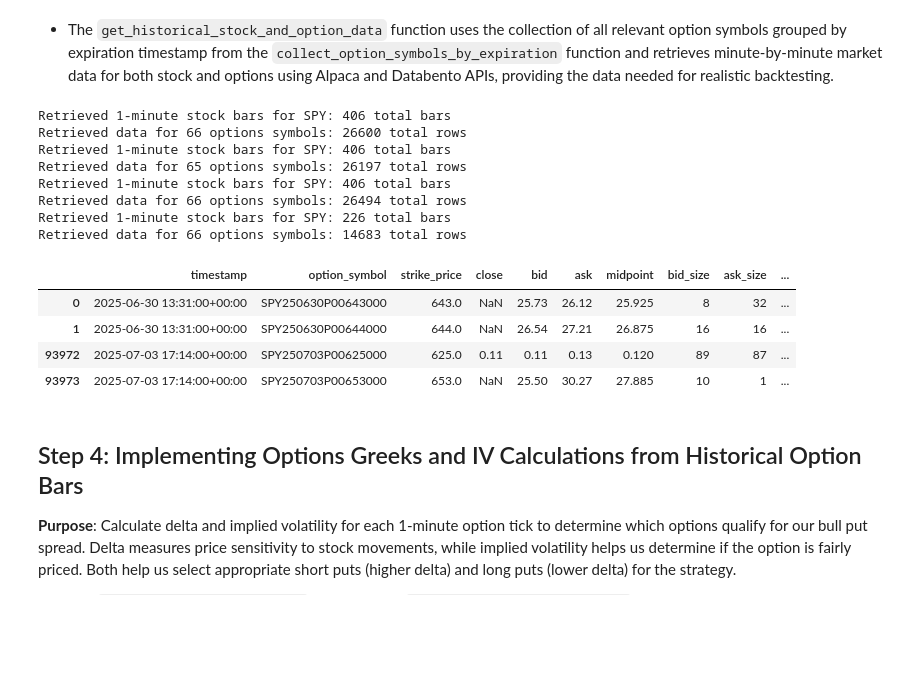
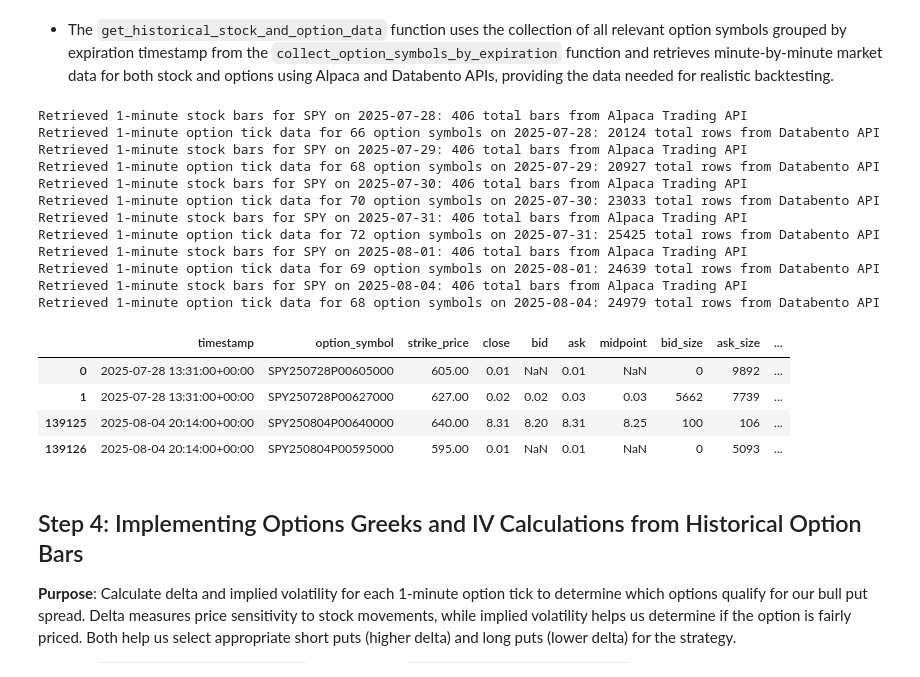
Before and after one commit to idsts2670/quant_algo_trading, a Jupyter notebook: options_strategy_backtesting/0DTE/zero_dte_backtest.ipynb, the cells around one changed output. Drawn from its saved outputs; the diff is of its cells as text; code cells hidden in the pictures; blank space fills up the shorter version.

```diff
--- a/options_strategy_backtesting/0DTE/zero_dte_backtest.ipynb
+++ b/options_strategy_backtesting/0DTE/zero_dte_backtest.ipynb
@@ -558,20 +489,33 @@ def get_historical_stock_and_option_data(
         if underlying_symbol in stock_res.data:
             for bar in stock_res.data[underlying_symbol]:
                 stock_close_by_timestamp[bar.timestamp] = bar.close
-            print(
-                f"Retrieved 1-minute stock bars for {underlying_symbol}: {len(stock_res.data[underlying_symbol])} total bars"
-            )
+            print(f"Retrieved 1-minute stock bars for {underlying_symbol} on {expiration_datetime.date()}: {len(stock_res.data[underlying_symbol])} total bars from Alpaca Trading API")
 
             # Transform options symbols to format required by databento (add spaces)
             formatted_option_symbols = [
                 f"{symbol[:3]}   {symbol[3:]}" for symbol in symbols_list
             ]
 
+            # Get all options strikes available for this date using databento client
+            available_options_df = databento_client.timeseries.get_range(
+                dataset="OPRA.PILLAR",
+                schema="definition",
+                symbols=f"{underlying_symbol}.OPT",
+                stype_in="parent",
+                start=start_datetime.date(),
+            ).to_df()
+
+            # Filter for strikes that are active
+            filtered_option_symbols = [
+                sym for sym in formatted_option_symbols
+                if sym in available_options_df["raw_symbol"].to_list()
+            ]
+
             # Get option tick data using databento client
             option_df = databento_client.timeseries.get_range(
                 dataset="OPRA.PILLAR",
                 schema="cbbo-1m",
-                symbols=formatted_option_symbols,
+                symbols=filtered_option_symbols,
                 start=start_datetime,
                 end=end_datetime,
             ).to_df()
@@ -579,18 +523,12 @@ def get_historical_stock_and_option_data(
             if not option_df.empty:
                 # Add derived columns to option_df
                 option_df["option_symbol"] = option_df["symbol"].str.replace(" ", "")
-                option_df["strike_price"] = option_df["option_symbol"].apply(
-                    extract_strike_price_from_symbol
-                )
-                option_df["midpoint"] = (
-                    option_df["bid_px_00"] + option_df["ask_px_00"]
-                ) / 2
+                option_df["strike_price"] = option_df["option_symbol"].apply(extract_strike_price_from_symbol)
+                option_df["midpoint"] = (option_df["bid_px_00"] + option_df["ask_px_00"]) / 2
                 option_df["expiry"] = end_datetime.astimezone(ZoneInfo("UTC"))
 
                 # Map stock close prices using timestamp lookup (handles one-to-many correctly)
-                option_df["underlying_close"] = option_df.index.map(
-                    stock_close_by_timestamp
-                )
+                option_df["underlying_close"] = option_df.index.map(stock_close_by_timestamp)
 
                 # Select and rename columns as needed
                 final_df = option_df[
@@ -621,9 +559,7 @@ def get_historical_stock_and_option_data(
                 final_df.rename(columns={"ts_recv": "timestamp"}, inplace=True)
 
                 all_data_frames.append(final_df)
-                print(
-                    f"Retrieved data for {len(formatted_option_symbols)} options symbols: {len(option_df)} total rows"
-                )
+                print(f"Retrieved 1-minute option tick data for {len(formatted_option_symbols)} option symbols on {expiration_datetime.date()}: {len(option_df)} total rows from Databento API")
             else:
                 print(f"No data found for options symbols: {formatted_option_symbols}")
 
@@ -634,29 +570,29 @@ def get_historical_stock_and_option_data(
     else:
         return pd.DataFrame()
 # %%
-historical_stock_and_option_data = get_historical_stock_and_option_data(
-    option_symbols_by_expiration, underlying_symbol
-)
+historical_stock_and_option_data = get_historical_stock_and_option_data(option_symbols_by_expiration, underlying_symbol)
 # %% [output]
-Retrieved 1-minute stock bars for SPY: 406 total bars
-Retrieved data for 66 options symbols: 26600 total rows
-Retrieved 1-minute stock bars for SPY: 406 total bars
-Retrieved data for 65 options symbols: 26197 total rows
-Retrieved 1-minute stock bars for SPY: 406 total bars
-Retrieved data for 66 options symbols: 26494 total rows
-Retrieved 1-minute stock bars for SPY: 226 total bars
-Retrieved data for 66 options symbols: 14683 total rows
+Retrieved 1-minute stock bars for SPY on 2025-07-28: 406 total bars from Alpaca Trading API
+Retrieved 1-minute option tick data for 66 option symbols on 2025-07-28: 20124 total rows from Databento API
+Retrieved 1-minute stock bars for SPY on 2025-07-29: 406 total bars from Alpaca Trading API
+Retrieved 1-minute option tick data for 68 option symbols on 2025-07-29: 20927 total rows from Databento API
+Retrieved 1-minute stock bars for SPY on 2025-07-30: 406 total bars from Alpaca Trading API
+Retrieved 1-minute option tick data for 70 option symbols on 2025-07-30: 23033 total rows from Databento API
+Retrieved 1-minute stock bars for SPY on 2025-07-31: 406 total bars from Alpaca Trading API
+Retrieved 1-minute option tick data for 72 option symbols on 2025-07-31: 25425 total rows from Databento API
+Retrieved 1-minute stock bars for SPY on 2025-08-01: 406 total bars from Alpaca Trading API
+Retrieved 1-minute option tick data for 69 option symbols on 2025-08-01: 24639 total rows from Databento API
+Retrieved 1-minute stock bars for SPY on 2025-08-04: 406 total bars from Alpaca Trading API
+Retrieved 1-minute option tick data for 68 option symbols on 2025-08-04: 24979 total rows from Databento API
 # %%
 # Show first 2 and last 2 rows of the stock_option_historical_data_by_timestamp
-pd.concat(
-    [historical_stock_and_option_data.head(2), historical_stock_and_option_data.tail(2)]
-)
+pd.concat([historical_stock_and_option_data.head(2), historical_stock_and_option_data.tail(2)])
 # %% [output]
 |  | timestamp | option_symbol | strike_price | close | bid | ask | midpoint | bid_size | ask_size | ... |
-| 0 | 2025-06-30 13:31:00+00:00 | SPY250630P00643000 | 643.0 | NaN | 25.73 | 26.12 | 25.925 | 8 | 32 | ... |
-| 1 | 2025-06-30 13:31:00+00:00 | SPY250630P00644000 | 644.0 | NaN | 26.54 | 27.21 | 26.875 | 16 | 16 | ... |
-| 93972 | 2025-07-03 17:14:00+00:00 | SPY250703P00625000 | 625.0 | 0.11 | 0.11 | 0.13 | 0.120 | 89 | 87 | ... |
-| 93973 | 2025-07-03 17:14:00+00:00 | SPY250703P00653000 | 653.0 | NaN | 25.50 | 30.27 | 27.885 | 10 | 1 | ... |
+| 0 | 2025-07-28 13:31:00+00:00 | SPY250728P00605000 | 605.00 | 0.01 | NaN | 0.01 | NaN | 0 | 9892 | ... |
+| 1 | 2025-07-28 13:31:00+00:00 | SPY250728P00627000 | 627.00 | 0.02 | 0.02 | 0.03 | 0.03 | 5662 | 7739 | ... |
+| 139125 | 2025-08-04 20:14:00+00:00 | SPY250804P00640000 | 640.00 | 8.31 | 8.20 | 8.31 | 8.25 | 100 | 106 | ... |
+| 139126 | 2025-08-04 20:14:00+00:00 | SPY250804P00595000 | 595.00 | 0.01 | NaN | 0.01 | NaN | 0 | 5093 | ... |
 # %% [markdown]
 ## Step 4: Implementing Options Greeks and IV Calculations from Historical Option Bars
 
```
Also changed, not shown: parts of 20 cells of this notebook, 1 other file.
